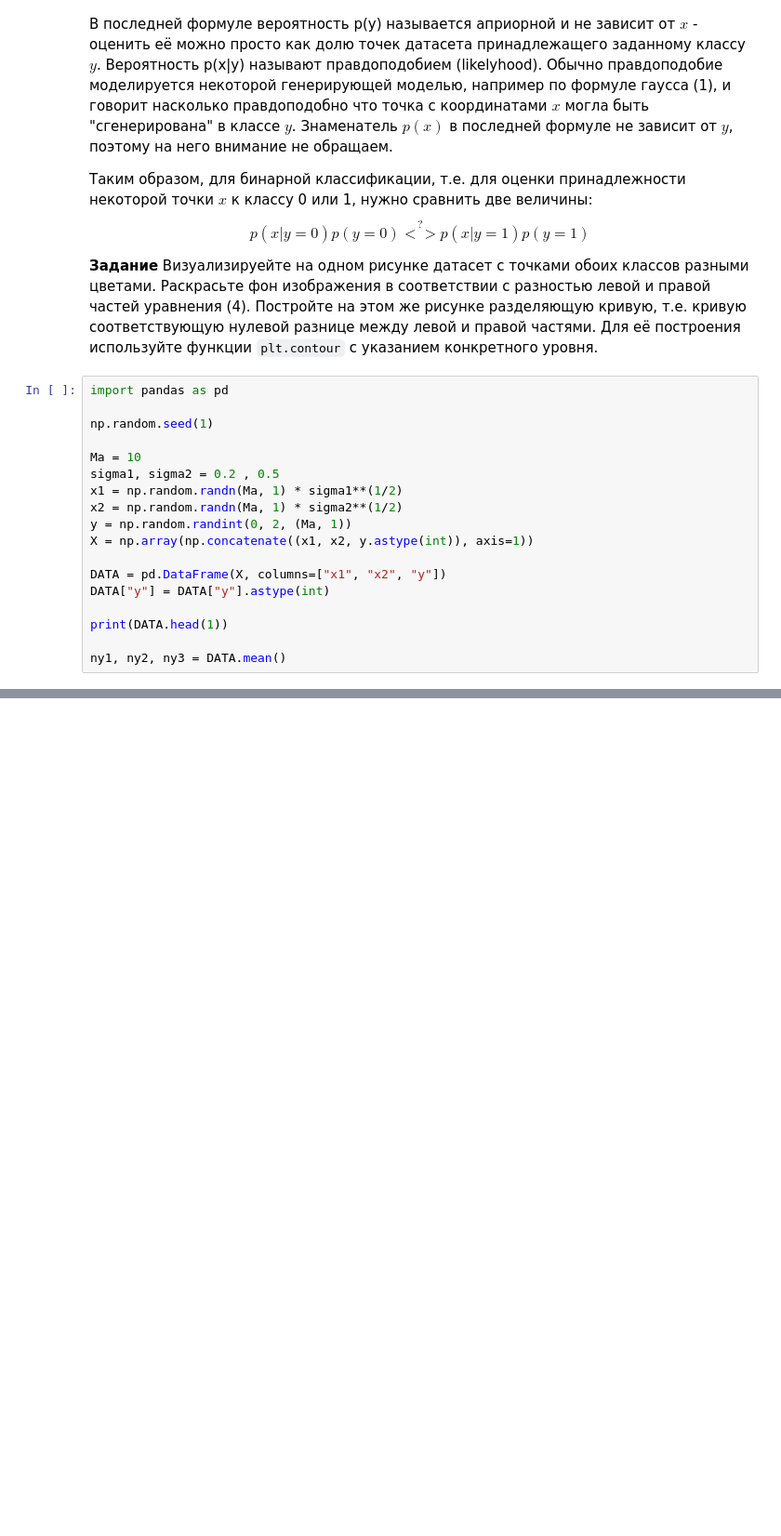
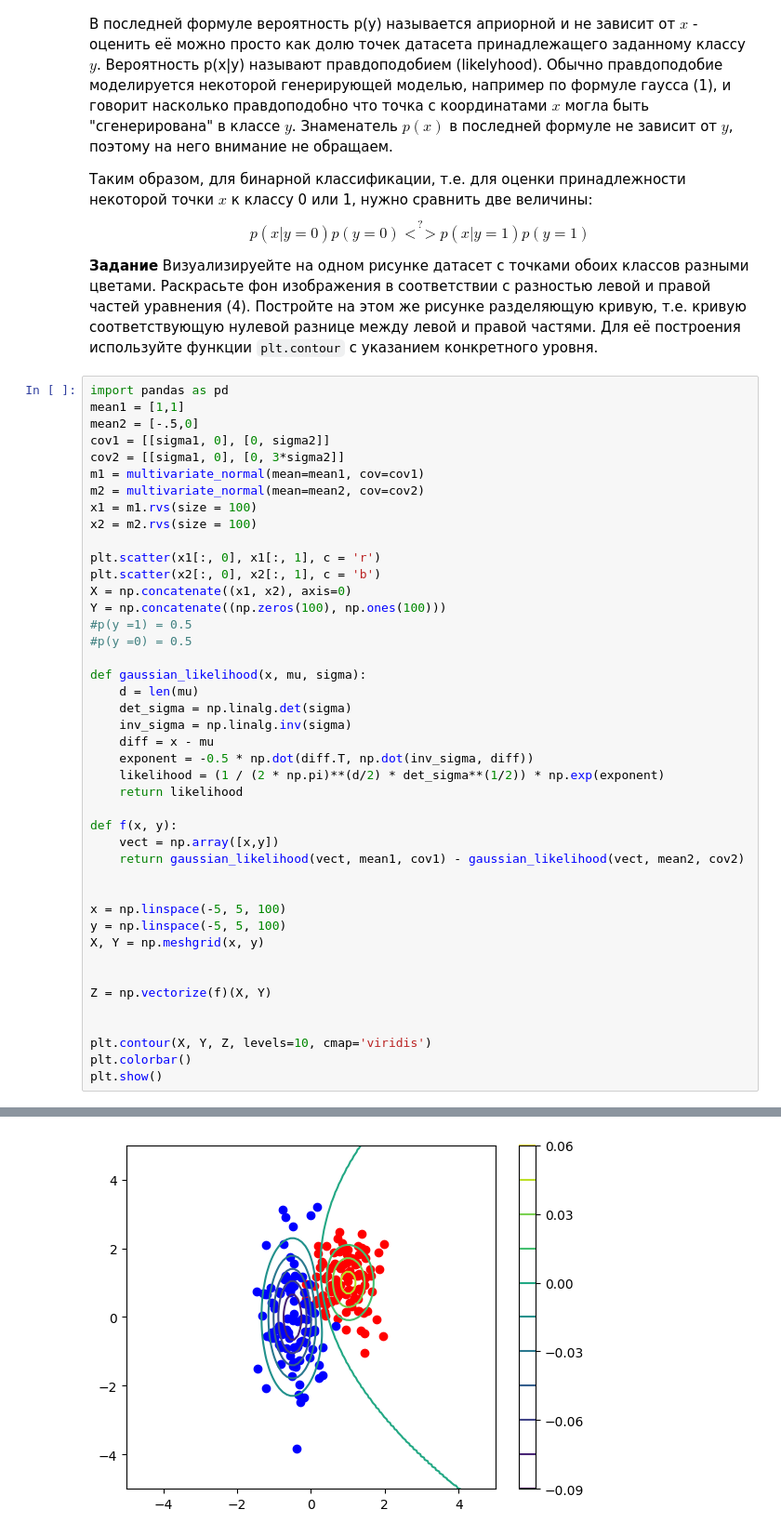
Before and after one commit to skpupchin/machine_is-learning_I_dunno, a Jupyter notebook: hw03/part_2_LDA_NaiveBayes.ipynb, the cells around one changed output, grey strips where cells are left out. Shown at 93% size. Saved outputs shown, nothing was run; the diff lists cells and outputs as text; blank space fills up the shorter version.

```diff
--- a/hw03/part_2_LDA_NaiveBayes.ipynb
+++ b/hw03/part_2_LDA_NaiveBayes.ipynb
@@ -166,20 +163,45 @@ $$p(x|y=0)p(y=0) \overset{?}{<>} p(x|y=1)p(y=1) \tag{4}$$
 Визуализируейте на одном рисунке датасет с точками обоих классов разными цветами. Раскрасьте фон изображения в соответствии с разностью левой и правой частей уравнения (4). Постройте на этом же рисунке разделяющую кривую, т.е. кривую соответствующую нулевой разнице между левой и правой частями. Для её построения используйте функции `plt.contour` с указанием конкретного уровня.
 # %%
 import pandas as pd
+mean1 = [1,1]
+mean2 = [-.5,0]
+cov1 = [[sigma1, 0], [0, sigma2]]
+cov2 = [[sigma1, 0], [0, 3*sigma2]]
+m1 = multivariate_normal(mean=mean1, cov=cov1)
+m2 = multivariate_normal(mean=mean2, cov=cov2)
+x1 = m1.rvs(size = 100)
+x2 = m2.rvs(size = 100)
 
-np.random.seed(1)
+plt.scatter(x1[:, 0], x1[:, 1], c = 'r')
+plt.scatter(x2[:, 0], x2[:, 1], c = 'b')
+X = np.concatenate((x1, x2), axis=0)
+Y = np.concatenate((np.zeros(100), np.ones(100)))
+#p(y =1) = 0.5
+#p(y =0) = 0.5
 
-Ma = 10
-sigma1, sigma2 = 0.2 , 0.5
-x1 = np.random.randn(Ma, 1) * sigma1**(1/2)
-x2 = np.random.randn(Ma, 1) * sigma2**(1/2)
-y = np.random.randint(0, 2, (Ma, 1))
-X = np.array(np.concatenate((x1, x2, y.astype(int)), axis=1))
+def gaussian_likelihood(x, mu, sigma):
+    d = len(mu)
+    det_sigma = np.linalg.det(sigma)
+    inv_sigma = np.linalg.inv(sigma)
+    diff = x - mu
+    exponent = -0.5 * np.dot(diff.T, np.dot(inv_sigma, diff))
+    likelihood = (1 / (2 * np.pi)**(d/2) * det_sigma**(1/2)) * np.exp(exponent)
+    return likelihood
 
-DATA = pd.DataFrame(X, columns=["x1", "x2", "y"])
-DATA["y"] = DATA["y"].astype(int)
+def f(x, y):
+    vect = np.array([x,y])
+    return gaussian_likelihood(vect, mean1, cov1) - gaussian_likelihood(vect, mean2, cov2)
 
-print(DATA.head(1))
 
-ny1, ny2, ny3 = DATA.mean()
+x = np.linspace(-5, 5, 100)
+y = np.linspace(-5, 5, 100)
+X, Y = np.meshgrid(x, y)
+
+
+Z = np.vectorize(f)(X, Y)
+
+
+plt.contour(X, Y, Z, levels=10, cmap='viridis')
+plt.colorbar()
+plt.show()
 # %% [output]
@@ -189,3 +208,4 @@ ny1, ny2, ny3 = DATA.mean()
+[figure, added]
 # %% [markdown]
 ### 4. LDA (linear discriminant analysis)
 
```
Also changed, not shown: parts of 7 cells of this notebook.
